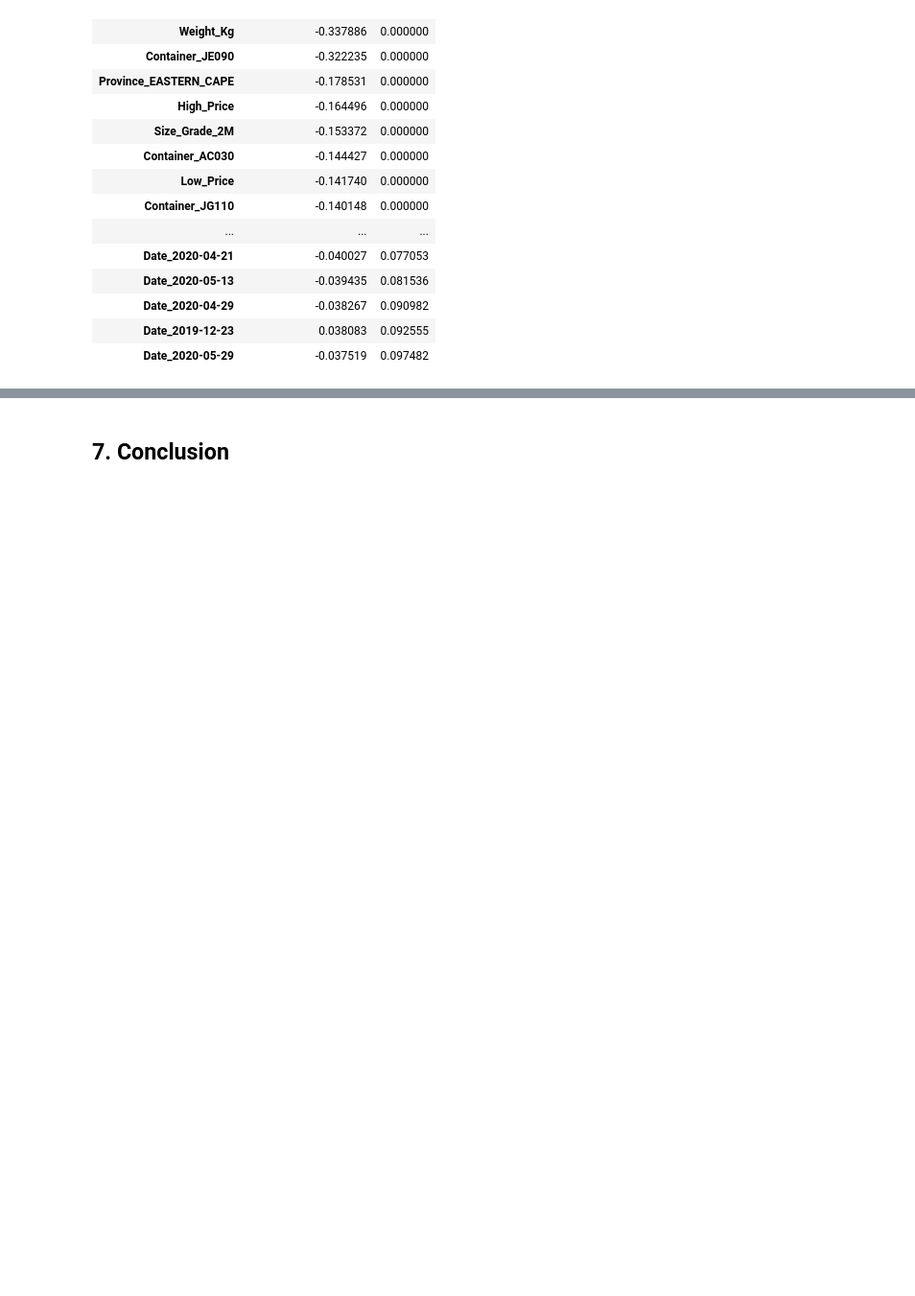
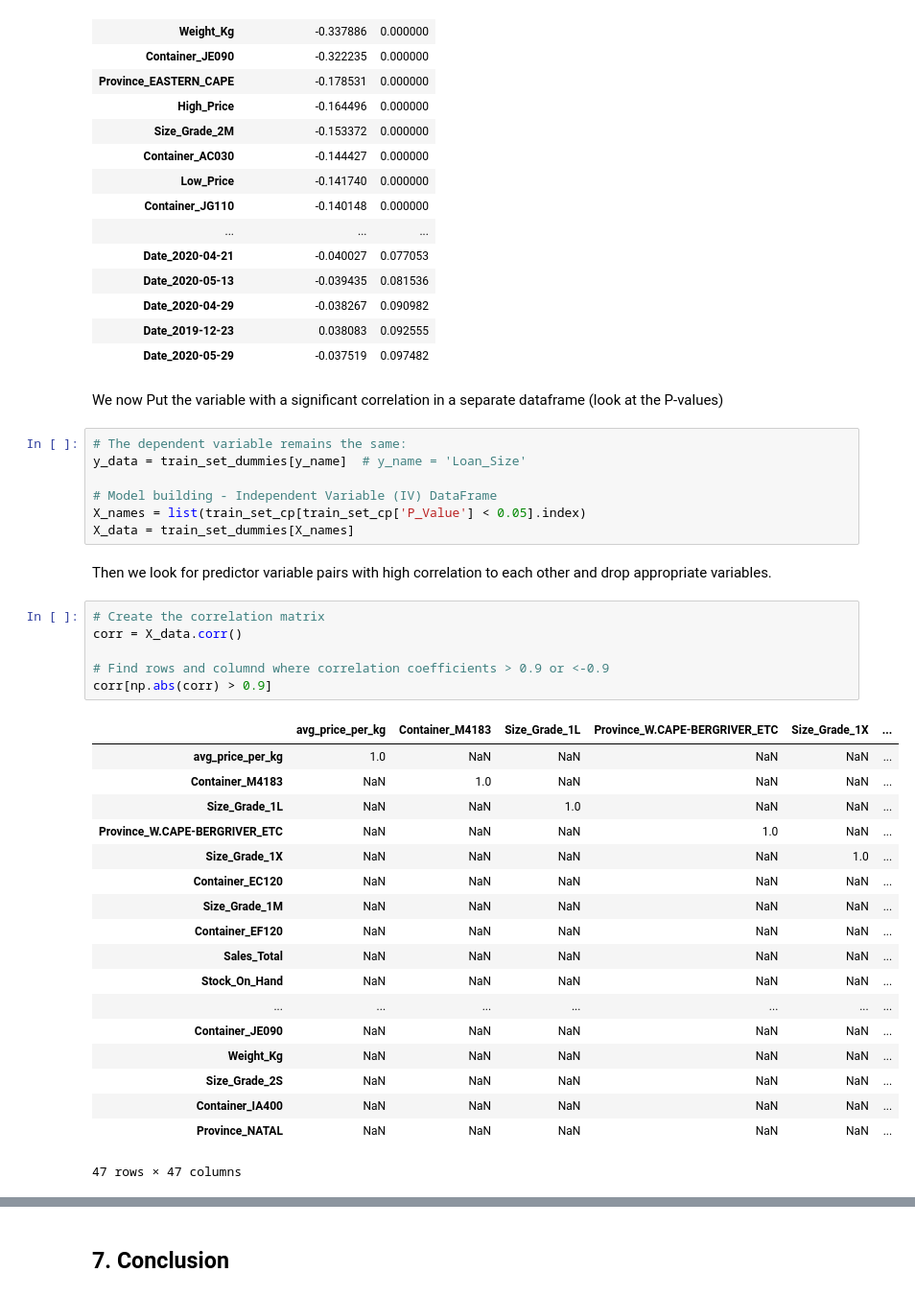
Before and after one commit to lkrump7/regression-apples-predict-api-template, a Jupyter notebook: Linear Regression team TS2.ipynb, the cells around one changed output, grey strips where cells are left out. Shown at 96% size. Drawn from its saved outputs; the diff is of its cells as text; blank space fills up the shorter version.

```diff
--- a/Linear Regression team TS2.ipynb
+++ b/Linear Regression team TS2.ipynb
@@ -676,3 +676,39 @@ train_set_cp_sorted[train_set_cp_sorted['P_Value']<0.1]
 | Date_2020-04-29 | -0.038267 | 0.090982 |
 | Date_2019-12-23 | 0.038083 | 0.092555 |
 | Date_2020-05-29 | -0.037519 | 0.097482 |
+# %% [markdown]
+ We now Put the variable with a significant correlation in a separate dataframe (look at the P-values)
+# %%
+# The dependent variable remains the same:
+y_data = train_set_dummies[y_name]  # y_name = 'Loan_Size'
+
+# Model building - Independent Variable (IV) DataFrame
+X_names = list(train_set_cp[train_set_cp['P_Value'] < 0.05].index)
+X_data = train_set_dummies[X_names]
+# %% [markdown]
+Then we look for predictor variable pairs with high correlation to each other and drop appropriate variables.
+# %%
+# Create the correlation matrix
+corr = X_data.corr()
+
+# Find rows and columnd where correlation coefficients > 0.9 or <-0.9
+corr[np.abs(corr) > 0.9]
+# %% [output]
+|  | avg_price_per_kg | Container_M4183 | Size_Grade_1L | Province_W.CAPE-BERGRIVER_ETC | Size_Grade_1X | ... |
+| avg_price_per_kg | 1.0 | NaN | NaN | NaN | NaN | ... |
+| Container_M4183 | NaN | 1.0 | NaN | NaN | NaN | ... |
+| Size_Grade_1L | NaN | NaN | 1.0 | NaN | NaN | ... |
+| Province_W.CAPE-BERGRIVER_ETC | NaN | NaN | NaN | 1.0 | NaN | ... |
+| Size_Grade_1X | NaN | NaN | NaN | NaN | 1.0 | ... |
+| Container_EC120 | NaN | NaN | NaN | NaN | NaN | ... |
+| Size_Grade_1M | NaN | NaN | NaN | NaN | NaN | ... |
+| Container_EF120 | NaN | NaN | NaN | NaN | NaN | ... |
+| Sales_Total | NaN | NaN | NaN | NaN | NaN | ... |
+| Stock_On_Hand | NaN | NaN | NaN | NaN | NaN | ... |
+| ... | ... | ... | ... | ... | ... | ... |
+| Container_JE090 | NaN | NaN | NaN | NaN | NaN | ... |
+| Weight_Kg | NaN | NaN | NaN | NaN | NaN | ... |
+| Size_Grade_2S | NaN | NaN | NaN | NaN | NaN | ... |
+| Container_IA400 | NaN | NaN | NaN | NaN | NaN | ... |
+| Province_NATAL | NaN | NaN | NaN | NaN | NaN | ... |
+47 rows × 47 columns
```
Also changed, not shown: parts of 2 cells of this notebook.
